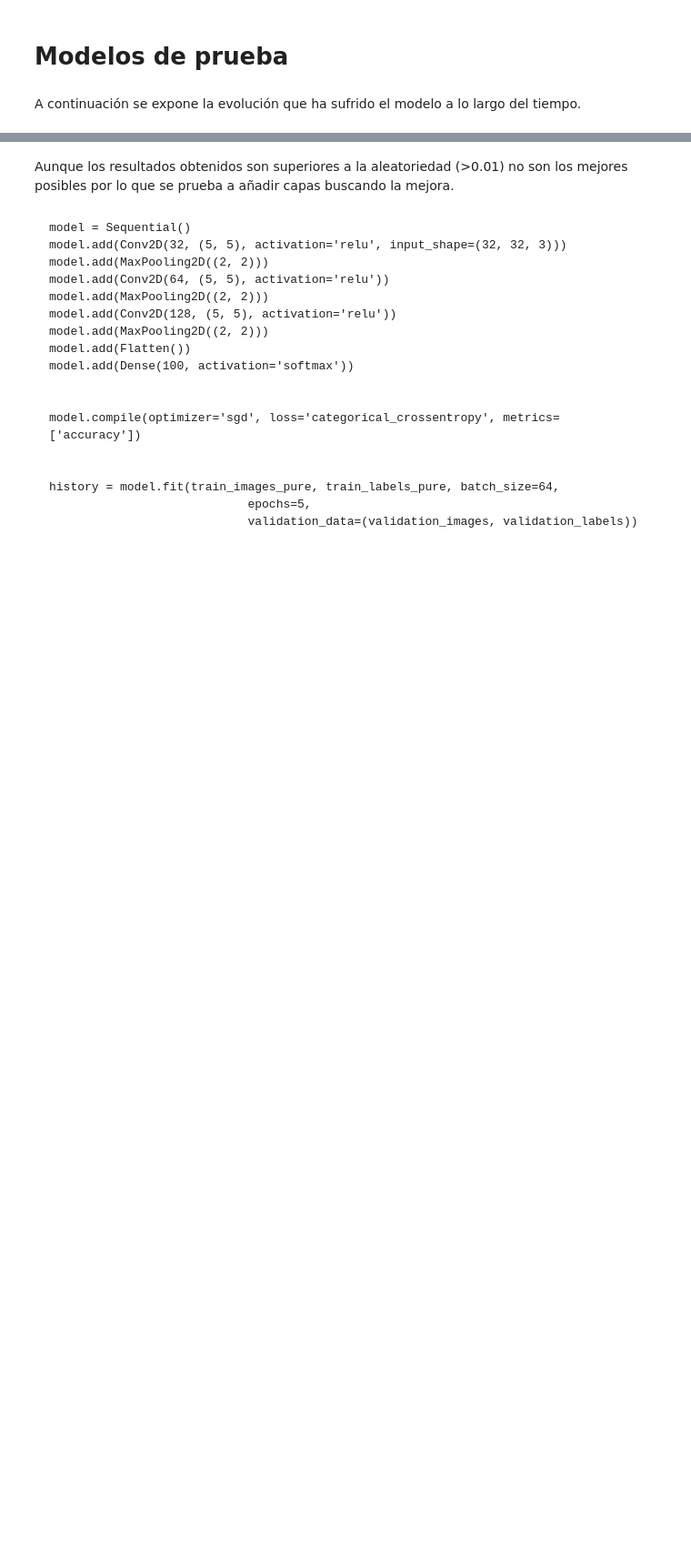
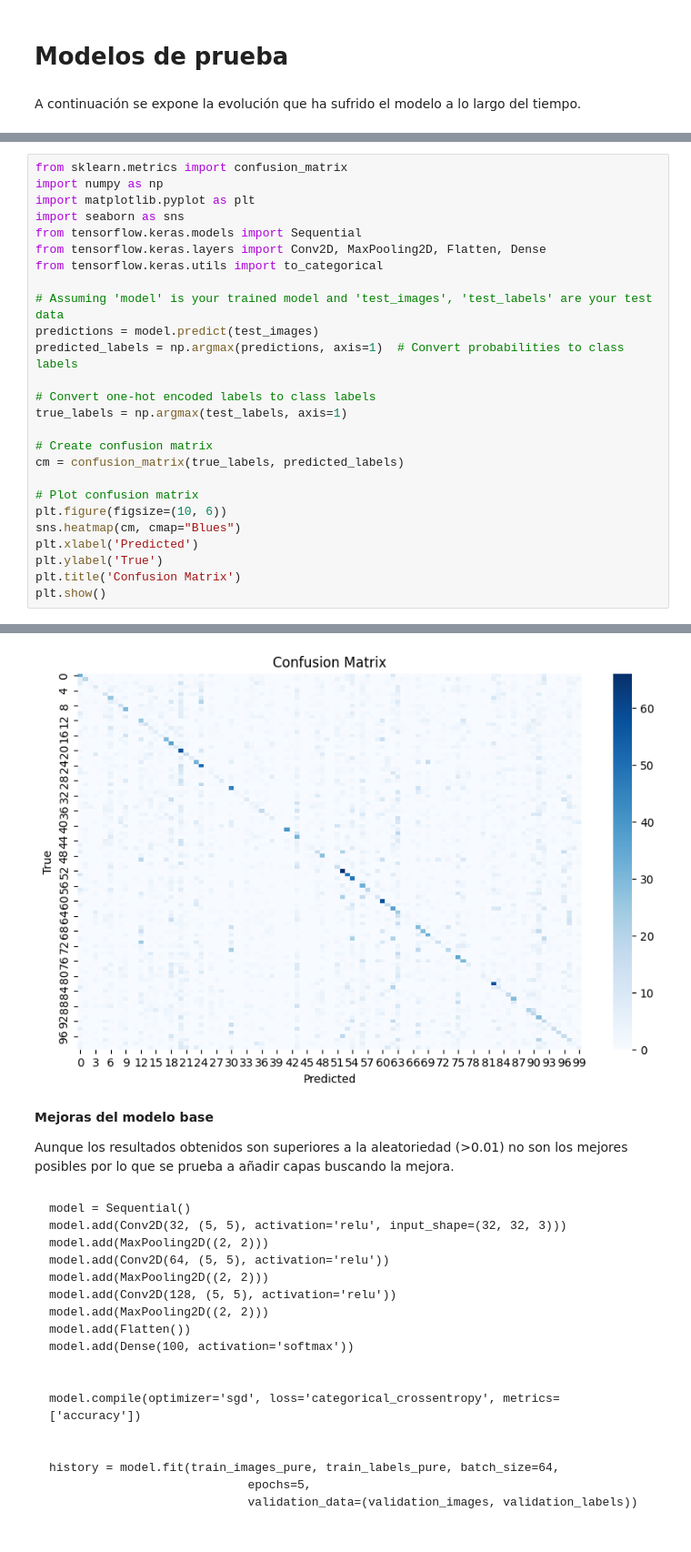
Before and after one commit to Maxindrull2/APRENDIZAJE_AUTOMATICO_23_24, a Jupyter notebook: AA_PRACTICA3_GRUPO_2.ipynb, the cells around one changed output, grey strips where cells are left out. Shown: that part at 91% size. Saved outputs shown, nothing was run; the diff lists cells and outputs as text; blank space fills up the shorter version.

````diff
--- a/AA_PRACTICA3_GRUPO_2.ipynb
+++ b/AA_PRACTICA3_GRUPO_2.ipynb
@@ -883,0 +1070,27 @@ history = model.fit(train_images_pure, train_labels_pure, batch_size=64,
+# %%
+from sklearn.metrics import confusion_matrix
+import numpy as np
+import matplotlib.pyplot as plt
+import seaborn as sns
+from tensorflow.keras.models import Sequential
+from tensorflow.keras.layers import Conv2D, MaxPooling2D, Flatten, Dense
+from tensorflow.keras.utils import to_categorical
+
+# Assuming 'model' is your trained model and 'test_images', 'test_labels' are your test data
+predictions = model.predict(test_images)
+predicted_labels = np.argmax(predictions, axis=1)  # Convert probabilities to class labels
+
+# Convert one-hot encoded labels to class labels
+true_labels = np.argmax(test_labels, axis=1)
+
+# Create confusion matrix
+cm = confusion_matrix(true_labels, predicted_labels)
+
+# Plot confusion matrix
+plt.figure(figsize=(10, 6))
+sns.heatmap(cm, cmap="Blues")
+plt.xlabel('Predicted')
+plt.ylabel('True')
+plt.title('Confusion Matrix')
+plt.show()
+# %% [output]
@@ -884,4 +1098,7 @@ history = model.fit(train_images_pure, train_labels_pure, batch_size=64,
+[figure, added]
 # %% [markdown]
+**Mejoras del modelo base**
+
 Aunque los resultados obtenidos son superiores a la aleatoriedad (>0.01) no son los mejores posibles por lo que se prueba a añadir capas buscando la mejora.
 # %% [markdown]
 ```
````
Also changed, not shown: parts of 33 cells of this notebook.
